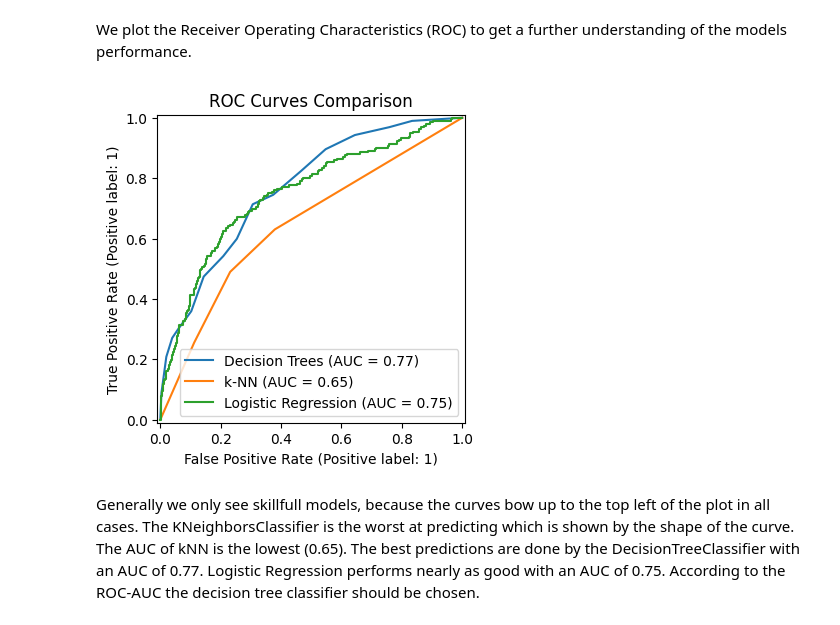
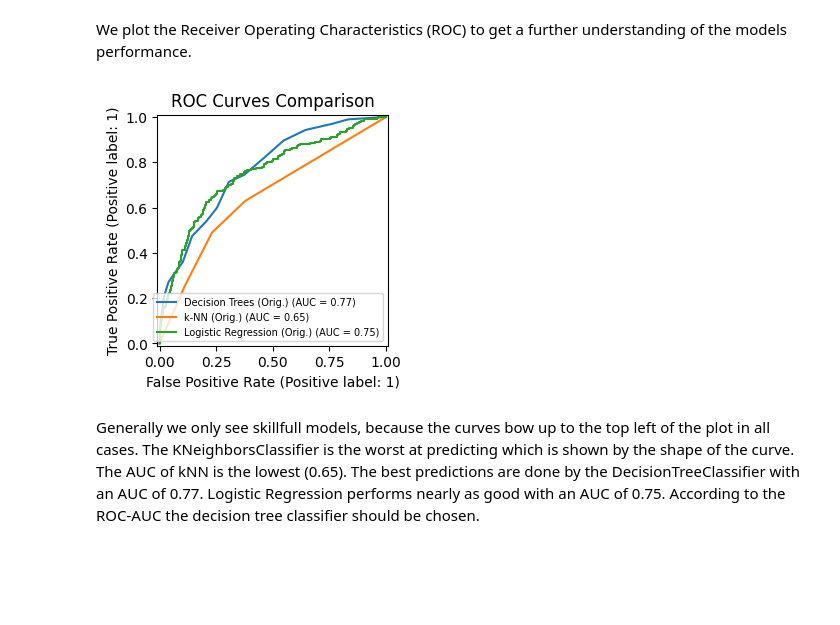
Before and after one commit to nncsimo/DSML2526, a Jupyter notebook: Abgabe/Assignment_01_3214721.ipynb, the cells around one changed output. Cells and saved outputs as stored; diff of their text form; code cells hidden in the pictures; blank space fills up the shorter version.

```diff
--- a/Abgabe/Assignment_01_3214721.ipynb
+++ b/Abgabe/Assignment_01_3214721.ipynb
@@ -664,19 +615,19 @@ X_train_sorted_credit_score = X_train.sort_values(by='CCreditScore')
 X_train_sorted_account_age = X_train.sort_values(by='Account_Age_Months')
 X_train_sorted_salary = X_train.sort_values(by='CEstimatedSalary')
 # %%
-fig, axes = plt.subplots(nrows=4, ncols=1, figsize=(25, 20))
+fig, axes = plt.subplots(nrows=4, ncols=1, figsize=(22, 18))
 
 msno.matrix(X_train_sorted_balance, ax=axes[0])
-axes[0].set_title("Missingness (sortiert nach CBalance)")
+axes[0].set_title("Missingness (sorted by CBalance)")
 
 msno.matrix(X_train_sorted_salary, ax=axes[1])
-axes[1].set_title("Missingness (sortiert nach CEstimatedSalary)")
+axes[1].set_title("Missingness (sorted by CEstimatedSalary)")
 
 msno.matrix(X_train_sorted_account_age, ax=axes[2])
-axes[2].set_title("Missingness (sortiert nach Account_Age_Months)")
+axes[2].set_title("Missingness (sorted by Account_Age_Months)")
 
 msno.matrix(X_train_sorted_credit_score, ax=axes[3])
-axes[3].set_title("Missingness (sortiert nach CCreditScore)")
+axes[3].set_title("Missingness (sorted by CCreditScore)")
 
 plt.tight_layout()
 plt.show()
@@ -1073,22 +1022,14 @@ Both Precision and Recall do not take the true negative values into account. In
 # %% [markdown]
 Build and fit models:
 # %%
-results_train_test = []
-
-#Decision Trees
-results_train_test.append(
-    evaluate_model_train_test("Decision Trees", DecisionTreeClassifier(random_state=42, min_samples_leaf=0.04),
-                              X_train_smote, X_test_processed_df[model_features], y_train_smote, y_test)
-)
-
-#k-NN
-results_train_test.append(
-    evaluate_model_train_test("k-NN", KNeighborsClassifier(n_neighbors=3),
-                              X_train_smote, X_test_processed_df[model_features], y_train_smote, y_test)
-)
-
-#Logistic Regression
-results_train_test.append(
-    evaluate_model_train_test("Logistic Regression", LogisticRegression(solver='lbfgs',max_iter=500),
-                              X_train_smote, X_test_processed_df[model_features], y_train_smote, y_test)
-)
+results_train_test = [
+    evaluate_model("Decision Trees (Orig.)", DecisionTreeClassifier(random_state=42, min_samples_leaf=0.04),
+                   X_test_processed_df[model_features], y_test,
+                   fit=True, X_train=X_train_smote, y_train=y_train_smote),
+    evaluate_model("k-NN (Orig.)", KNeighborsClassifier(n_neighbors=3),
+                   X_test_processed_df[model_features], y_test,
+                   fit=True, X_train=X_train_smote, y_train=y_train_smote),
+    evaluate_model("Logistic Regression (Orig.)", LogisticRegression(solver='lbfgs', max_iter=500),
+                   X_test_processed_df[model_features], y_test,
+                   fit=True, X_train=X_train_smote, y_train=y_train_smote),
+]
@@ -1177,14 +1119,14 @@ Logistic Regression:
 # %% [markdown]
 We plot the Receiver Operating Characteristics (ROC) to get a further understanding of the models performance.
 # %%
-fig, ax = plt.subplots(figsize=(6, 4))
+fig, ax = plt.subplots(figsize=(5, 3))
 for r in results_train_test:
     RocCurveDisplay.from_estimator(r['Estimator'], X_test_processed_df[model_features], y_test, ax=ax, name=r['Model'])
-
+ax.legend(fontsize=7, loc='lower right')
 ax.set_title("ROC Curves Comparison")
 plt.show()
 # %% [output]
-[figure, old version]
+[figure, new version]
 # %% [markdown]
 Generally we only see skillfull models, because the curves bow up to the top left of the plot in all cases. The KNeighborsClassifier is the worst at predicting which is shown by the shape of the curve. The AUC of kNN is the lowest (0.65). The best predictions are done by the DecisionTreeClassifier with an AUC of 0.77. Logistic Regression performs nearly as good with an AUC of 0.75. According to the ROC-AUC the decision tree classifier should be chosen.
 # %% [markdown]
```
Also changed, not shown: parts of 61 cells of this notebook, 1 other file.
